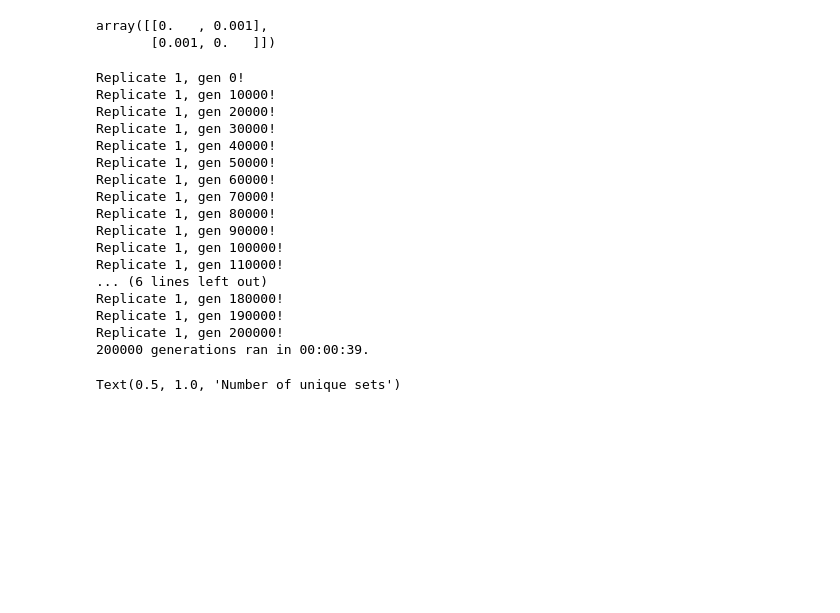
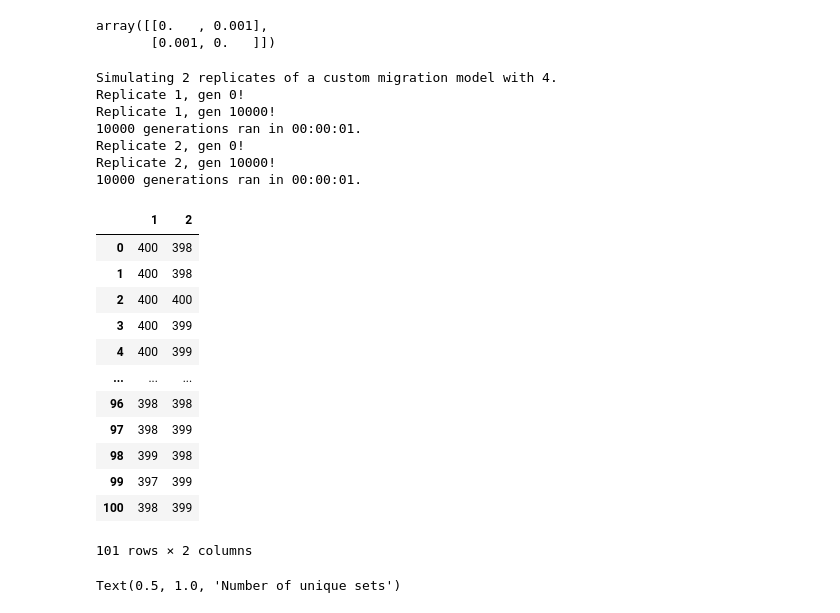
Before and after one commit to mtomasini/MetapopulationsPython, a Jupyter notebook: exploration.ipynb, the cells around one changed output. Cells and saved outputs as stored; diff of their text form; code cells hidden in the pictures; blank space fills up the shorter version.

Commit message:
Added output to Simulation

```diff
--- a/exploration.ipynb
+++ b/exploration.ipynb
@@ -73,27 +72,33 @@ migrations
 array([[0.   , 0.001],
        [0.001, 0.   ]])
 # %%
-sim = metapypulation.simulation.Simulation(200000, 4, "island_model", "axelrod_interaction", 100, 1, "test")
+sim = Simulation(10000, 4, "island_model", "axelrod_interaction", 100, 2, "test")
 # %%
 sim.run_simulation()
 # %% [output]
+Simulating 2 replicates of a custom migration model with 4.
 Replicate 1, gen 0!
 Replicate 1, gen 10000!
-Replicate 1, gen 20000!
-Replicate 1, gen 30000!
-Replicate 1, gen 40000!
-Replicate 1, gen 50000!
-Replicate 1, gen 60000!
-Replicate 1, gen 70000!
-Replicate 1, gen 80000!
-Replicate 1, gen 90000!
-Replicate 1, gen 100000!
-Replicate 1, gen 110000!
-... (6 lines left out)
-Replicate 1, gen 180000!
-Replicate 1, gen 190000!
-Replicate 1, gen 200000!
-200000 generations ran in 00:00:39.
+10000 generations ran in 00:00:01.
+Replicate 2, gen 0!
+Replicate 2, gen 10000!
+10000 generations ran in 00:00:01.
+# %%
+sim.metapop_set_counts
+# %% [output]
+|  | 1 | 2 |
+| 0 | 400 | 398 |
+| 1 | 400 | 398 |
+| 2 | 400 | 400 |
+| 3 | 400 | 399 |
+| 4 | 400 | 399 |
+| ... | ... | ... |
+| 96 | 398 | 398 |
+| 97 | 398 | 399 |
+| 98 | 399 | 398 |
+| 99 | 397 | 399 |
+| 100 | 398 | 399 |
+101 rows × 2 columns
 # %%
 pd.concat([sim.subpop_set_counts, sim.metapop_set_counts/4], axis=1).plot()
 plt.legend(["average of subpopulations", "whole metapopulation (norm)"])
```
Also changed, not shown: parts of 1 cell of this notebook, 2 other files.
